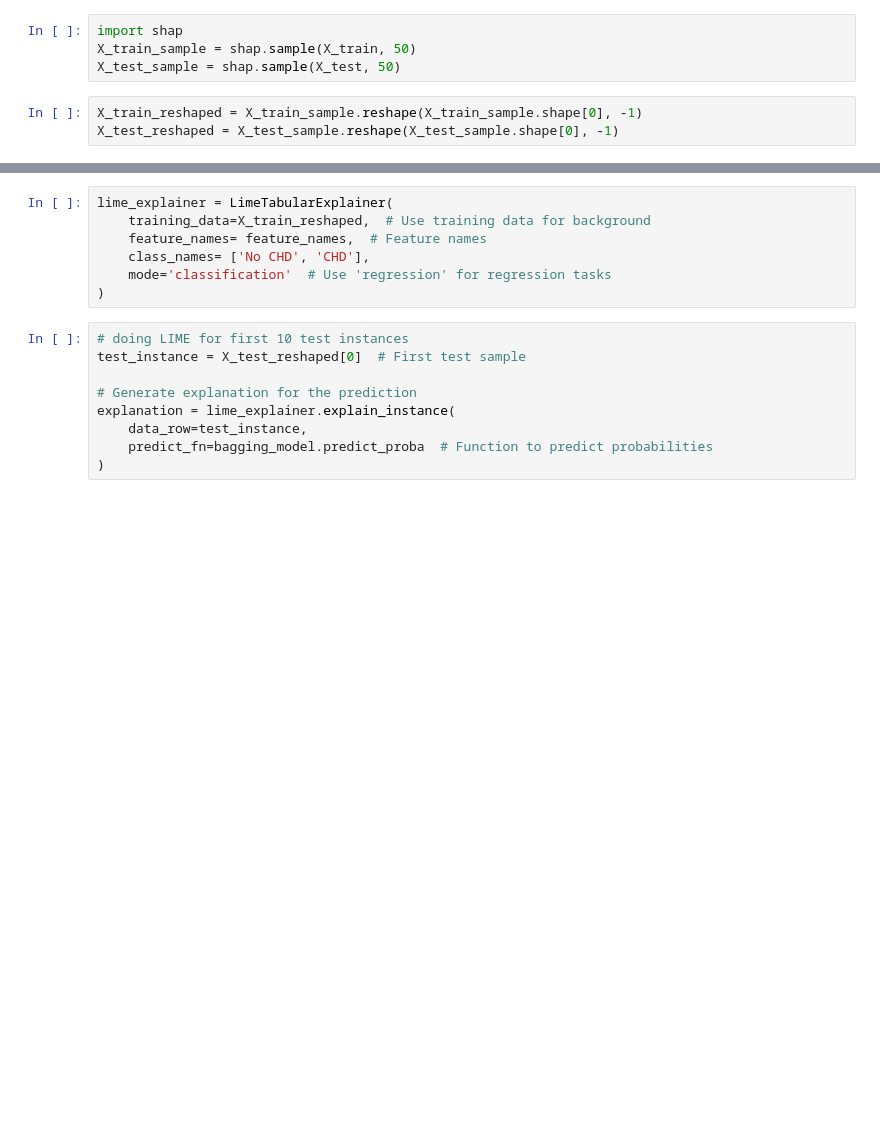
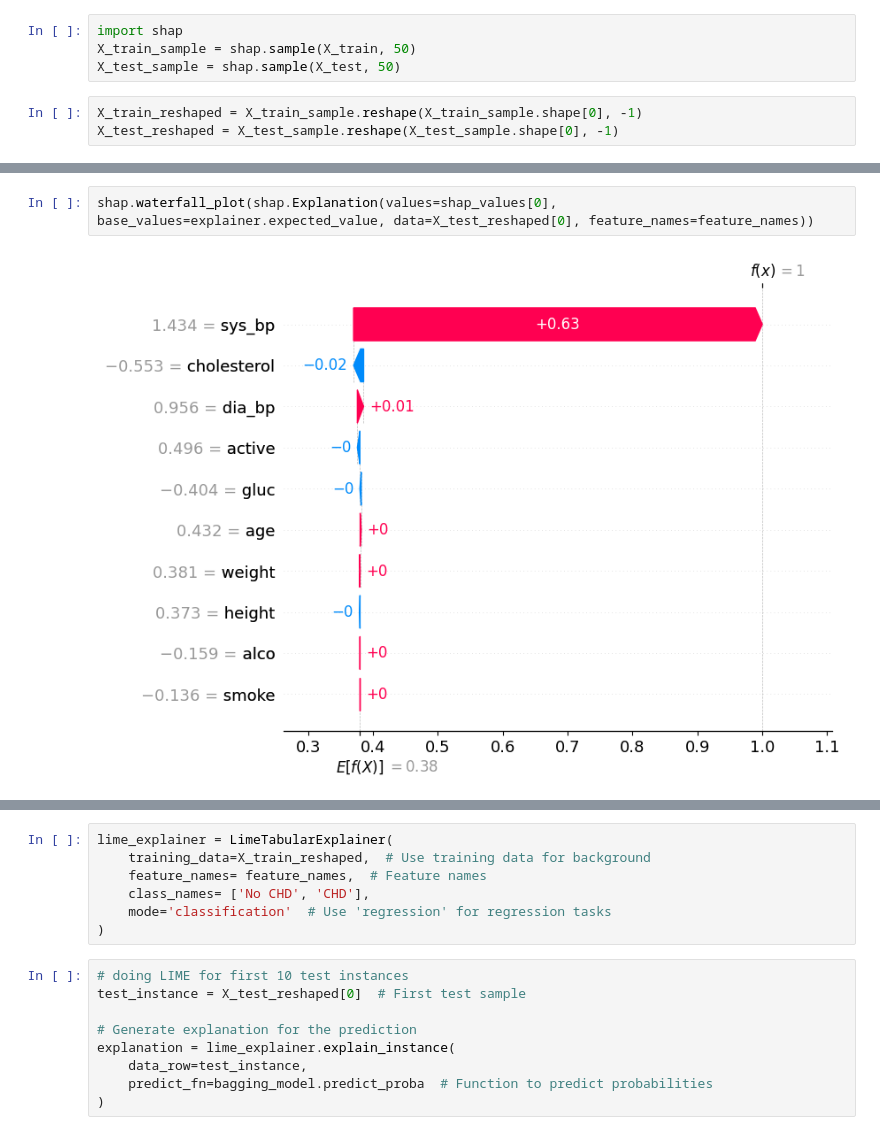
Before and after one commit to bradymiller2310/DS340_Project, a Jupyter notebook: CNN_bagging_females.ipynb, the cells around one changed output, grey strips where cells are left out. Drawn from its saved outputs; the diff is of its cells as text; blank space fills up the shorter version.

```diff
--- a/CNN_bagging_females.ipynb
+++ b/CNN_bagging_females.ipynb
@@ -144 +251,5 @@ shap.summary_plot(shap_values, X_test_reshaped, feature_names=feature_names, plo
+# %%
+shap.waterfall_plot(shap.Explanation(values=shap_values[0], base_values=explainer.expected_value, data=X_test_reshaped[0], feature_names=feature_names))
+# %% [output]
+[figure, added]
 # %%
```
Also changed, not shown: parts of 15 cells of this notebook.
